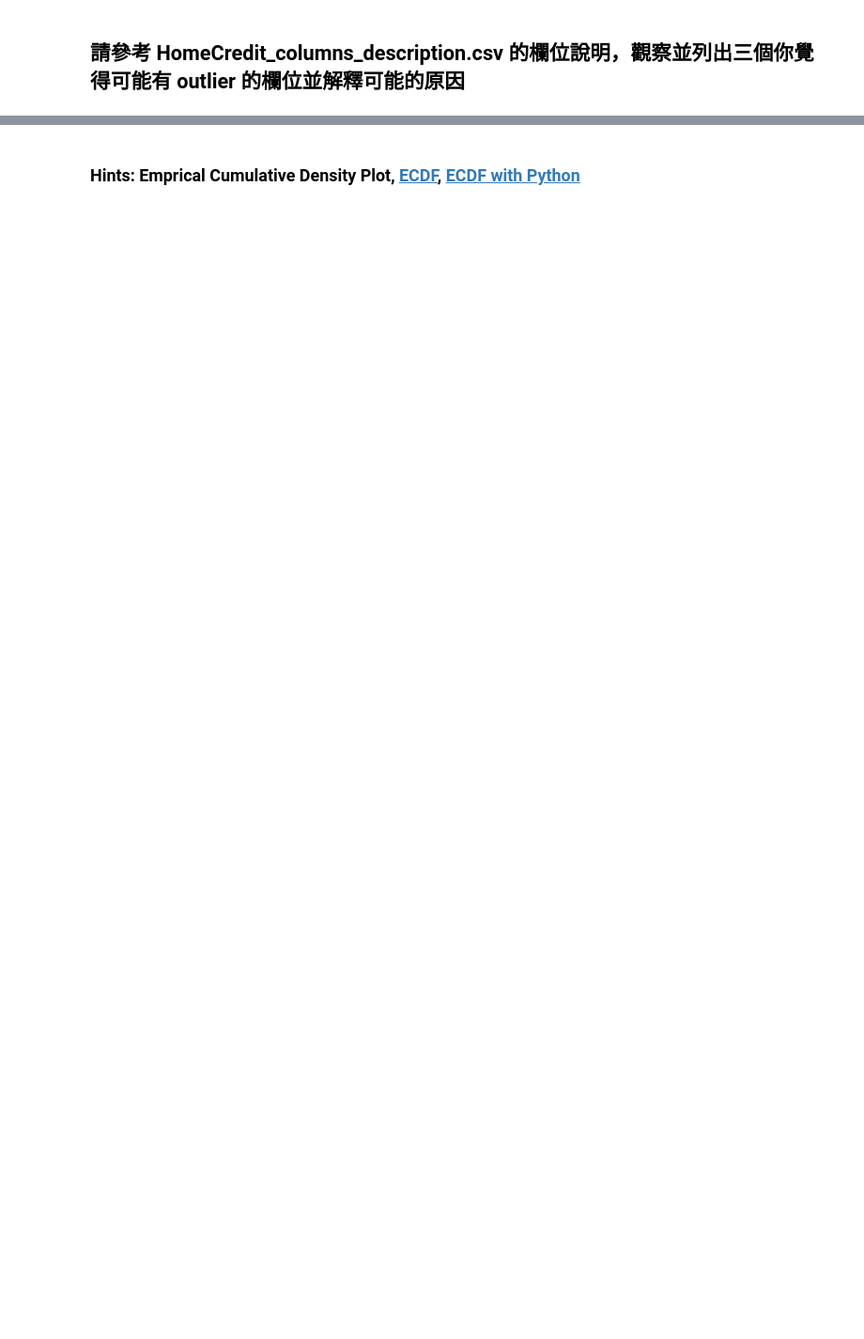
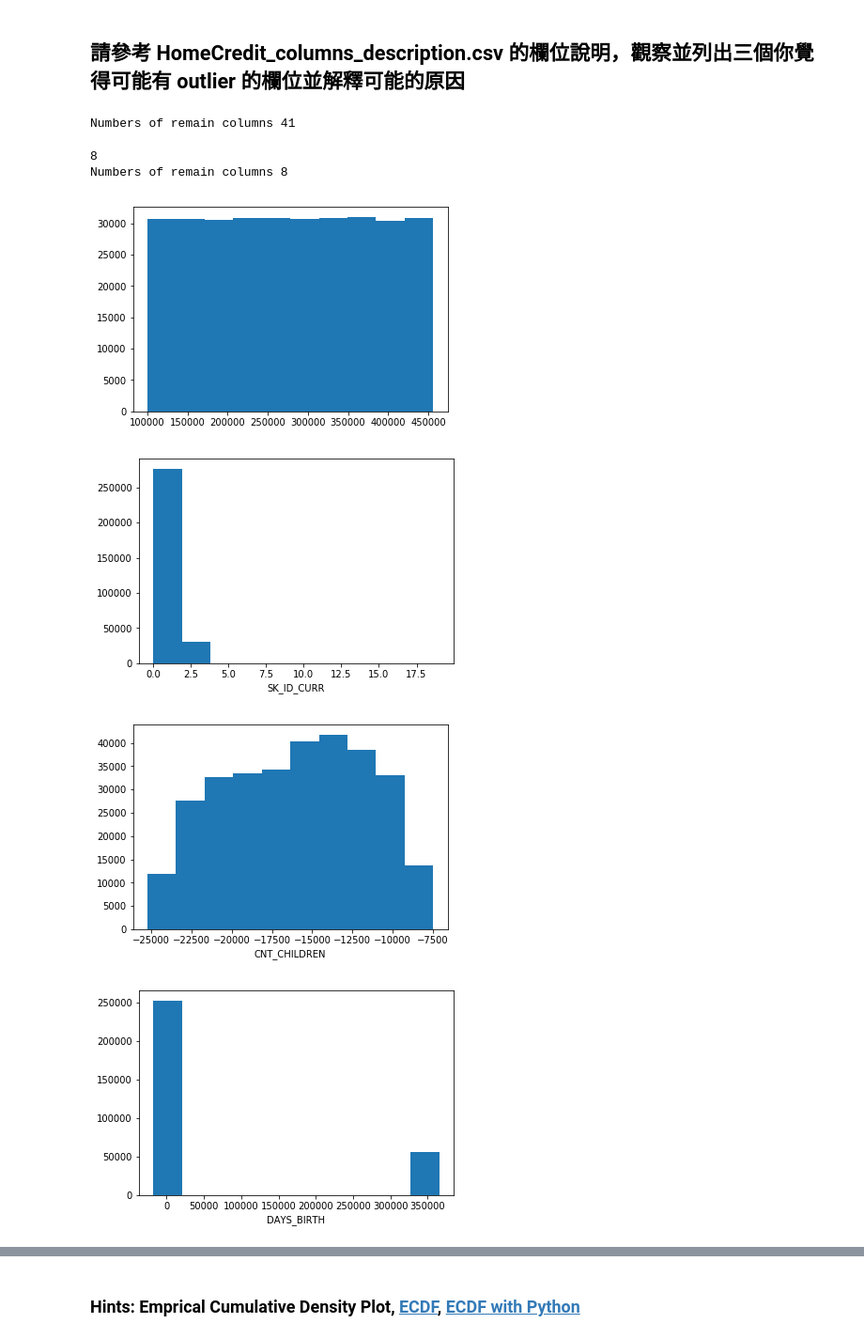
Before and after one commit to CKMaxwell/ML100Days, a Jupyter notebook: Day_009_HW.ipynb, the cells around one changed output, grey strips where cells are left out. Shown at 94% size. Cells and saved outputs as stored; diff of their text form; code cells hidden in the pictures; blank space fills up the shorter version.

```diff
--- a/Day_009_HW.ipynb
+++ b/Day_009_HW.ipynb
@@ -29,22 +58,33 @@ app_train.head()
 # %% [markdown]
 ## 請參考 HomeCredit_columns_description.csv 的欄位說明，觀察並列出三個你覺得可能有 outlier 的欄位並解釋可能的原因
+# %%
+# 先篩選數值型的欄位
+dtype_select = ["int64", "float64"]
+
+numeric_columns = list(app_train.columns[list(app_train.dtypes.isin(dtype_select))])
+numeric_columns
+
+print("Numbers of remain columns",  len(numeric_columns))
+# %% [output]
+Numbers of remain columns 41
 # %%
-# 先篩選數值型的欄位
-"""
-YOUR CODE HERE, fill correct data types (for example str, float, int, ...)
-"""
-dtype_select = []
-
-numeric_columns = list(app_train.columns[list(app_train.dtypes.isin(dtype_select))])
-
 # 再把只有 2 值 (通常是 0,1) 的欄位去掉
 numeric_columns = list(app_train[numeric_columns].columns[list(app_train[numeric_columns].apply(lambda x:len(x.unique())!=2 ))])
-print("Numbers of remain columns" % len(numeric_columns))
 
-# 檢視這些欄位的數值範圍
-for col in numeric_columns:
-    """
-    Your CODE HERE, make the box plot
-    """
-
-    plt.show()
+numeric_columns
+print( len(numeric_columns))
+print("Numbers of remain columns",  len(numeric_columns))
+# %% [output]
+8
+Numbers of remain columns 8
+# %%
+# 檢視這些欄位的數值範圍
+for col in numeric_columns:
+    plt.hist(app_train[col])
+    plt.show()
+    plt.xlabel(col);
+# %% [output]
+[figure, added]
+[figure, added]
+[figure, added]
+[figure, added]
```
Also changed, not shown: parts of 3 cells of this notebook, 2 other files.
